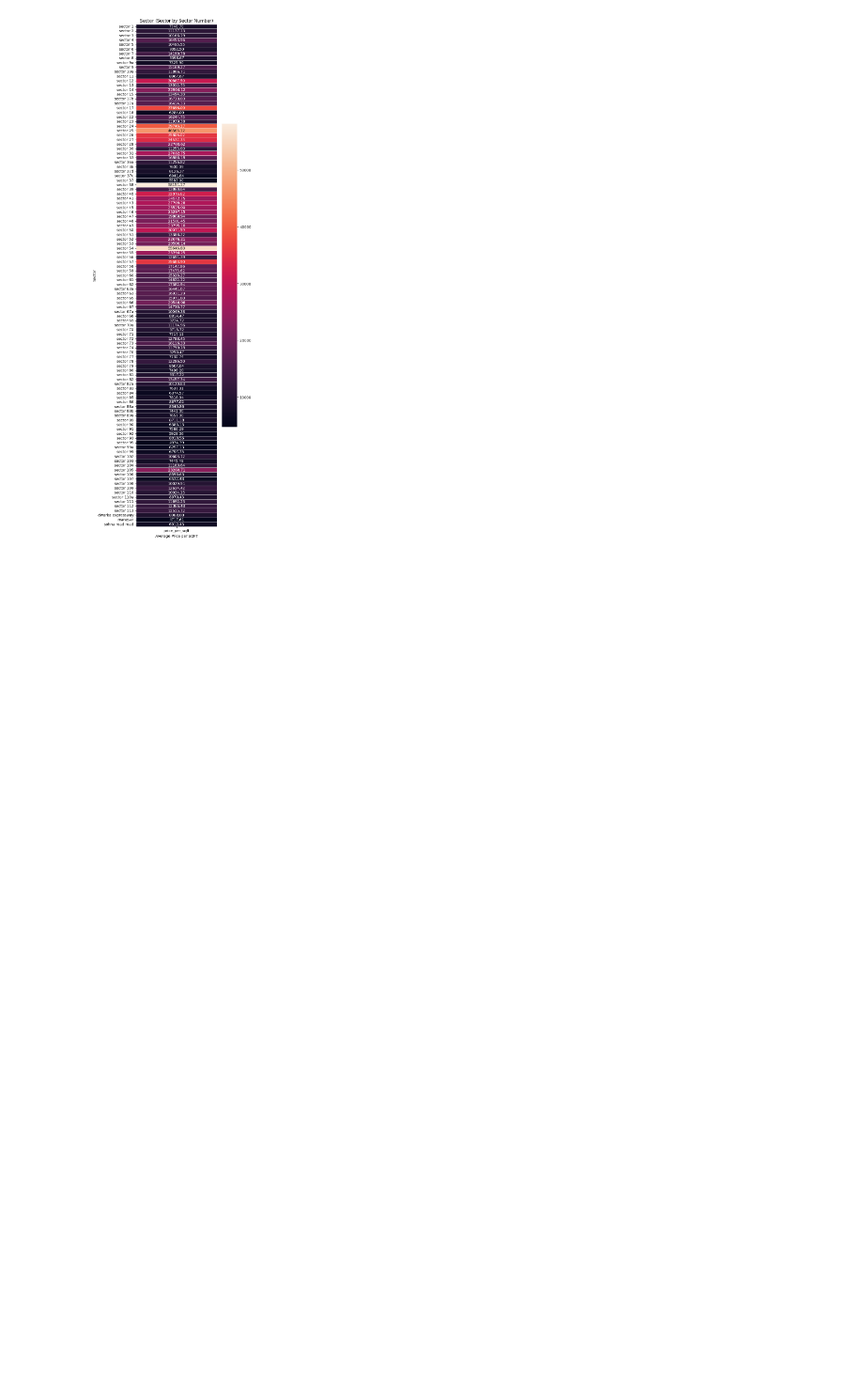
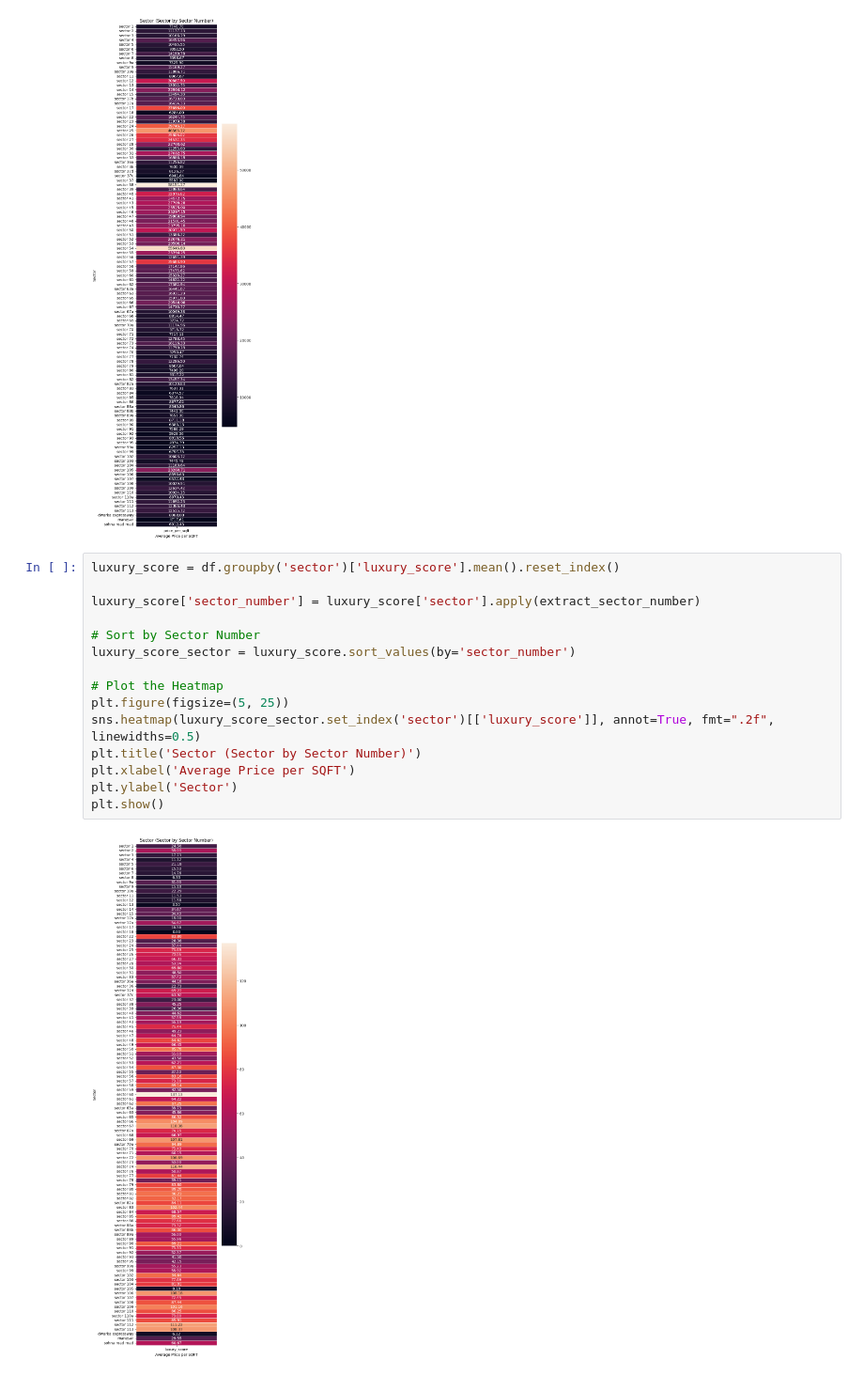
Before and after one commit to Apurba1903/Machine_Learning_Based_Real_Estate_System, a Jupyter notebook: EDA/multivariate-analysis.ipynb, the cells around one changed output. Shown at 94% size. Drawn from its saved outputs; the diff is of its cells as text; blank space fills up the shorter version.

```diff
--- a/EDA/multivariate-analysis.ipynb
+++ b/EDA/multivariate-analysis.ipynb
@@ -254,3 +254,20 @@ plt.ylabel('Sector')
 plt.show()
 # %% [output]
 [figure]
+# %%
+luxury_score = df.groupby('sector')['luxury_score'].mean().reset_index()
+
+luxury_score['sector_number'] = luxury_score['sector'].apply(extract_sector_number)
+
+# Sort by Sector Number
+luxury_score_sector = luxury_score.sort_values(by='sector_number')
+
+# Plot the Heatmap
+plt.figure(figsize=(5, 25))
+sns.heatmap(luxury_score_sector.set_index('sector')[['luxury_score']], annot=True, fmt=".2f", linewidths=0.5)
+plt.title('Sector (Sector by Sector Number)')
+plt.xlabel('Average Price per SQFT')
+plt.ylabel('Sector')
+plt.show()
+# %% [output]
+[figure, added]
```
Also changed, not shown: parts of 16 cells of this notebook.
